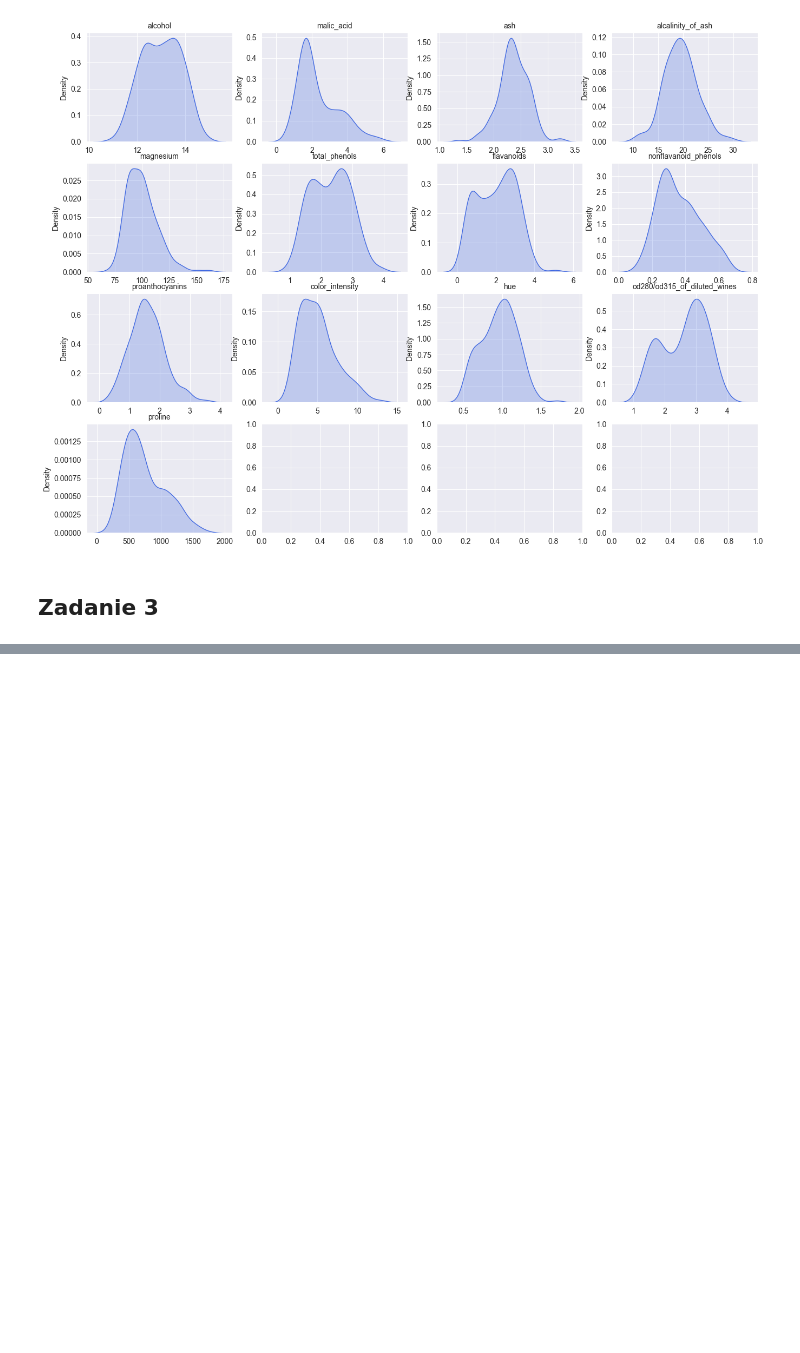
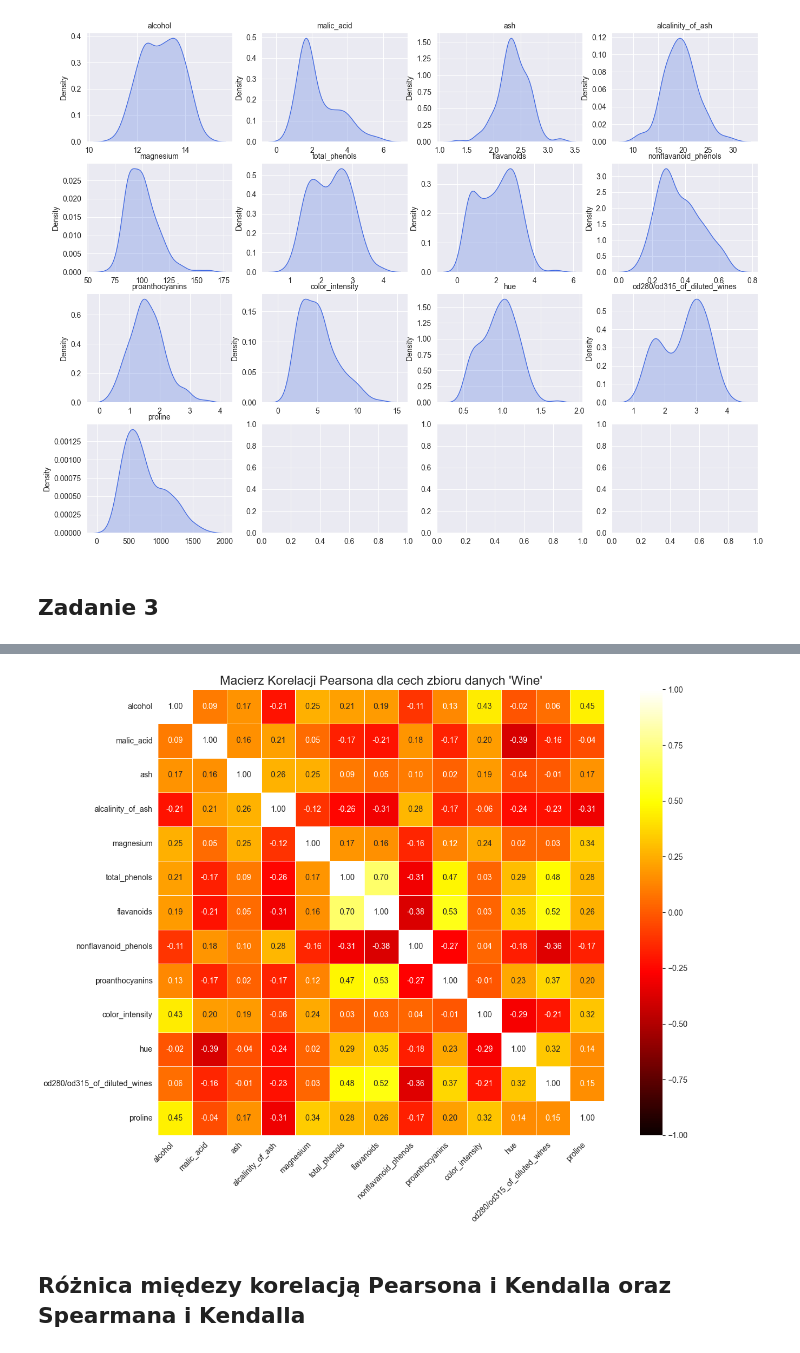
Before and after one commit to Bart140/metody_wstepnego_przetwarzania_danych, a Jupyter notebook: LAB03/lab03.ipynb, the cells around one changed output, grey strips where cells are left out. Cells and saved outputs as stored; diff of their text form; code cells hidden in the pictures; blank space fills up the shorter version.

```diff
--- a/LAB03/lab03.ipynb
+++ b/LAB03/lab03.ipynb
@@ -108,0 +139,22 @@ plt.show()
+# %%
+correlation_kendall_matrix = df.corr(method="kendall")
+# %%
+plt.figure(figsize=(14, 10))
+sns.heatmap(
+    correlation_kendall_matrix,
+    annot=True,
+    fmt=".2f",
+    cmap= 'hot',
+    vmin=-1, vmax=1,
+    linewidths=.5,
+    square=True
+)
+
+plt.title("Macierz Korelacji Pearsona dla cech zbioru danych 'Wine'", fontsize=16)
+plt.xticks(rotation=45, ha='right')
+plt.tight_layout()
+plt.show()
+# %% [output]
+[figure, added]
+# %% [markdown]
+## Różnica międezy korelacją Pearsona i Kendalla oraz Spearmana i Kendalla
```
Also changed, not shown: parts of 24 cells of this notebook.
